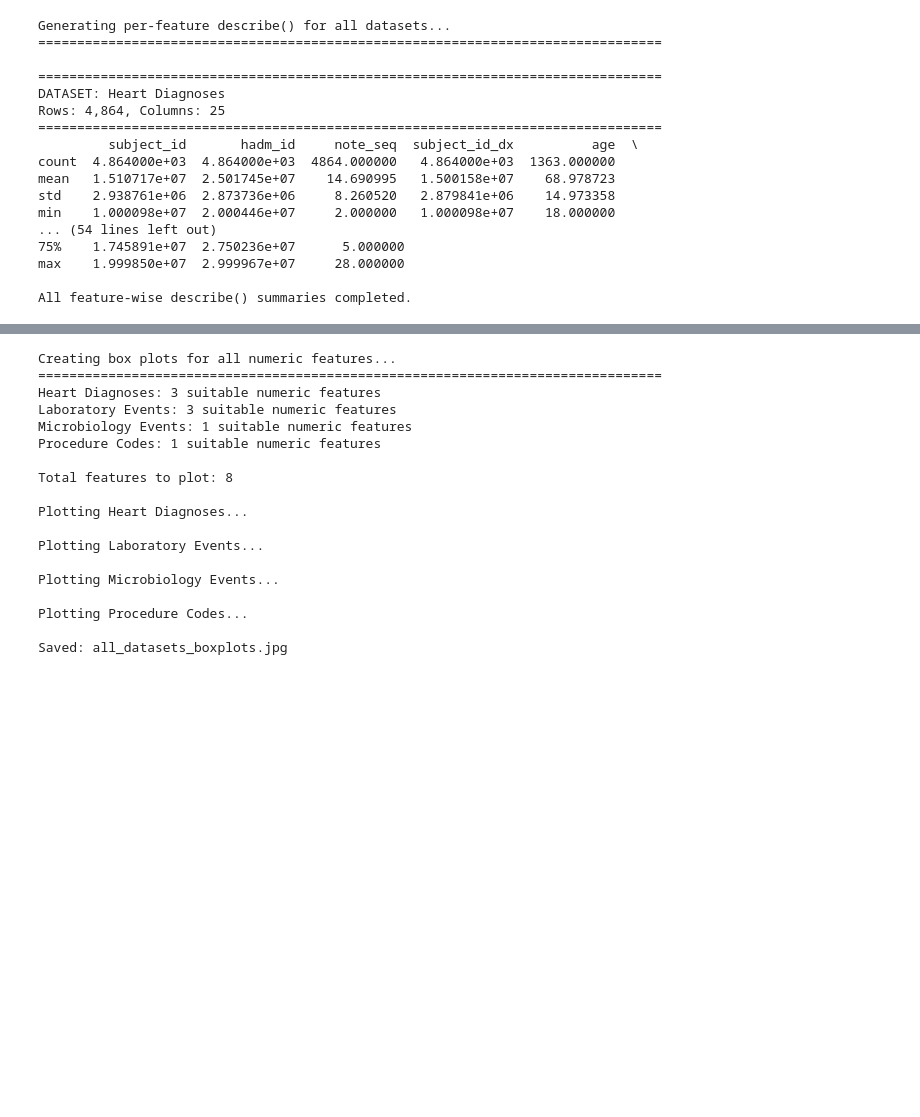
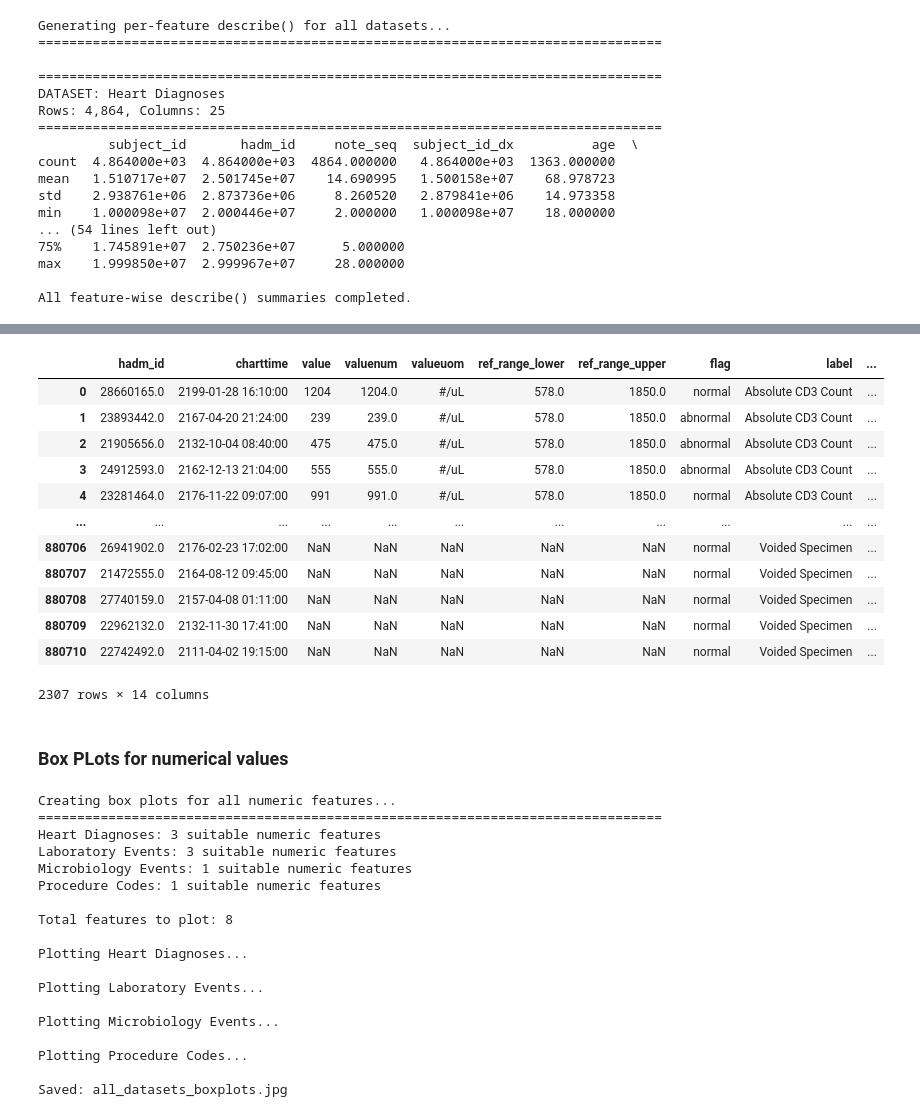
Before and after one commit to alexandermittet/Data_Analytics_for_Health_UniPi, a Jupyter notebook: code/1.1 task.ipynb, the cells around one changed output, grey strips where cells are left out. Cells and saved outputs as stored; diff of their text form; code cells hidden in the pictures; blank space fills up the shorter version.

```diff
--- a/code/1.1 task.ipynb
+++ b/code/1.1 task.ipynb
@@ -116,0 +339,4 @@ All feature-wise describe() summaries completed.
+# %%
+#check where qc_flag is OK, the flag
+df2_only_ok_qc = df2[(df2["qc_flag"]=="OK")]
+df2_only_ok_qc["flag"].value_counts(), df2_only_ok_qc.shape
@@ -116,0 +369,4 @@ All feature-wise describe() summaries completed.
+# %%
+# rename Nanas in flag col as "normal"
+df2_only_ok_qc["flag"] = df2_only_ok_qc["flag"].fillna("normal")
+df2_only_ok_qc["flag"].value_counts()
@@ -117,3 +416,29 @@ All feature-wise describe() summaries completed.
+# %%
+# Sort df2_only_ok_qc by examination_group (case-insensitive), put NaNs last
+df2_sorted = df2_only_ok_qc.sort_values(
+    by='examination_group',
+    key=lambda s: s.astype(str).str.lower().fillna(''),
+    na_position='last'
+).reset_index(drop=True)
+
+# Show up to 20 rows per examination_group
+df2_sorted.groupby('examination_group').head(20)
+# %% [output]
+|  | hadm_id | charttime | value | valuenum | valueuom | ref_range_lower | ref_range_upper | flag | label | ... |
+| 0 | 28660165.0 | 2199-01-28 16:10:00 | 1204 | 1204.0 | #/uL | 578.0 | 1850.0 | normal | Absolute CD3 Count | ... |
+| 1 | 23893442.0 | 2167-04-20 21:24:00 | 239 | 239.0 | #/uL | 578.0 | 1850.0 | abnormal | Absolute CD3 Count | ... |
+| 2 | 21905656.0 | 2132-10-04 08:40:00 | 475 | 475.0 | #/uL | 578.0 | 1850.0 | abnormal | Absolute CD3 Count | ... |
+| 3 | 24912593.0 | 2162-12-13 21:04:00 | 555 | 555.0 | #/uL | 578.0 | 1850.0 | abnormal | Absolute CD3 Count | ... |
+| 4 | 23281464.0 | 2176-11-22 09:07:00 | 991 | 991.0 | #/uL | 578.0 | 1850.0 | normal | Absolute CD3 Count | ... |
+| ... | ... | ... | ... | ... | ... | ... | ... | ... | ... | ... |
+| 880706 | 26941902.0 | 2176-02-23 17:02:00 | NaN | NaN | NaN | NaN | NaN | normal | Voided Specimen | ... |
+| 880707 | 21472555.0 | 2164-08-12 09:45:00 | NaN | NaN | NaN | NaN | NaN | normal | Voided Specimen | ... |
+| 880708 | 27740159.0 | 2157-04-08 01:11:00 | NaN | NaN | NaN | NaN | NaN | normal | Voided Specimen | ... |
+| 880709 | 22962132.0 | 2132-11-30 17:41:00 | NaN | NaN | NaN | NaN | NaN | normal | Voided Specimen | ... |
+| 880710 | 22742492.0 | 2111-04-02 19:15:00 | NaN | NaN | NaN | NaN | NaN | normal | Voided Specimen | ... |
+2307 rows × 14 columns
+# %% [markdown]
+### Box PLots for numerical values
 # %%
 # Create comprehensive box plots for all numeric features across datasets
 print("Creating box plots for all numeric features...")
```
Also changed, not shown: parts of 32 cells of this notebook, 2 other files.
